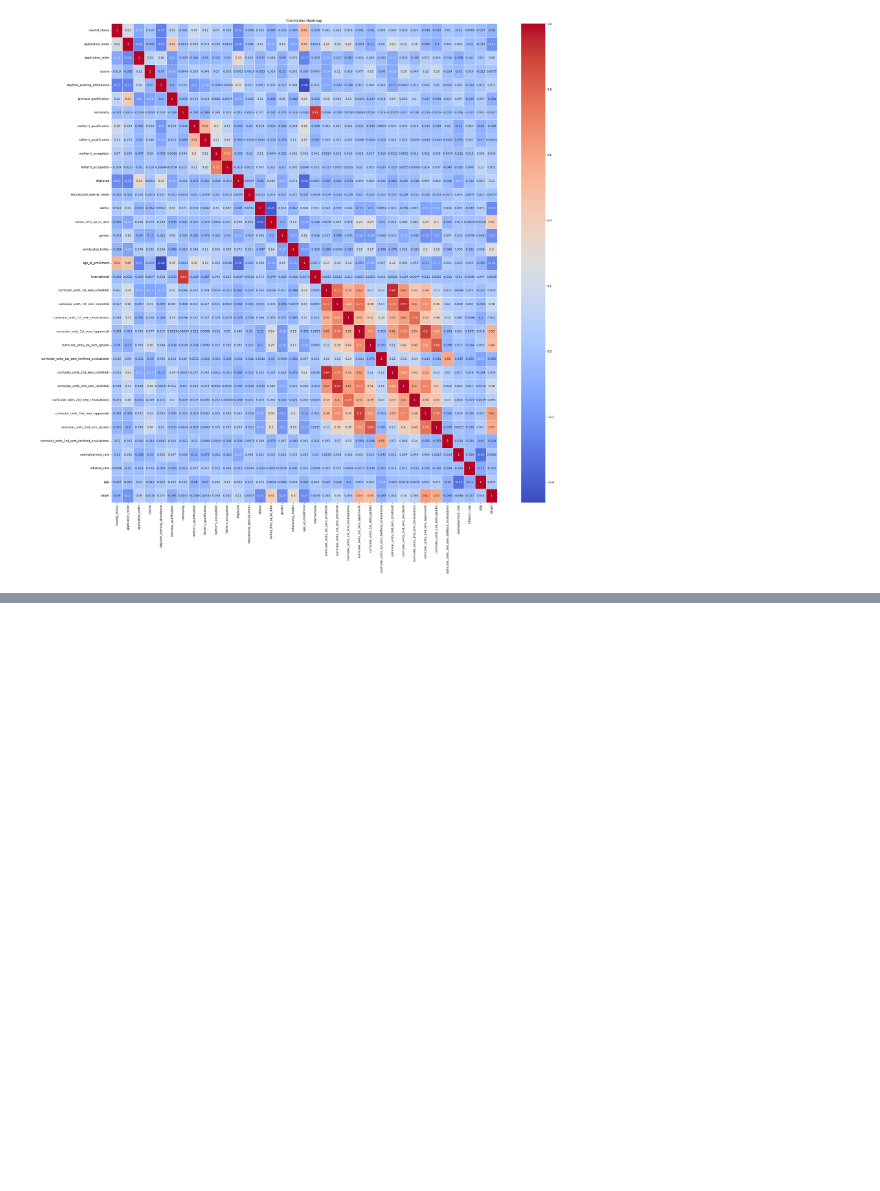
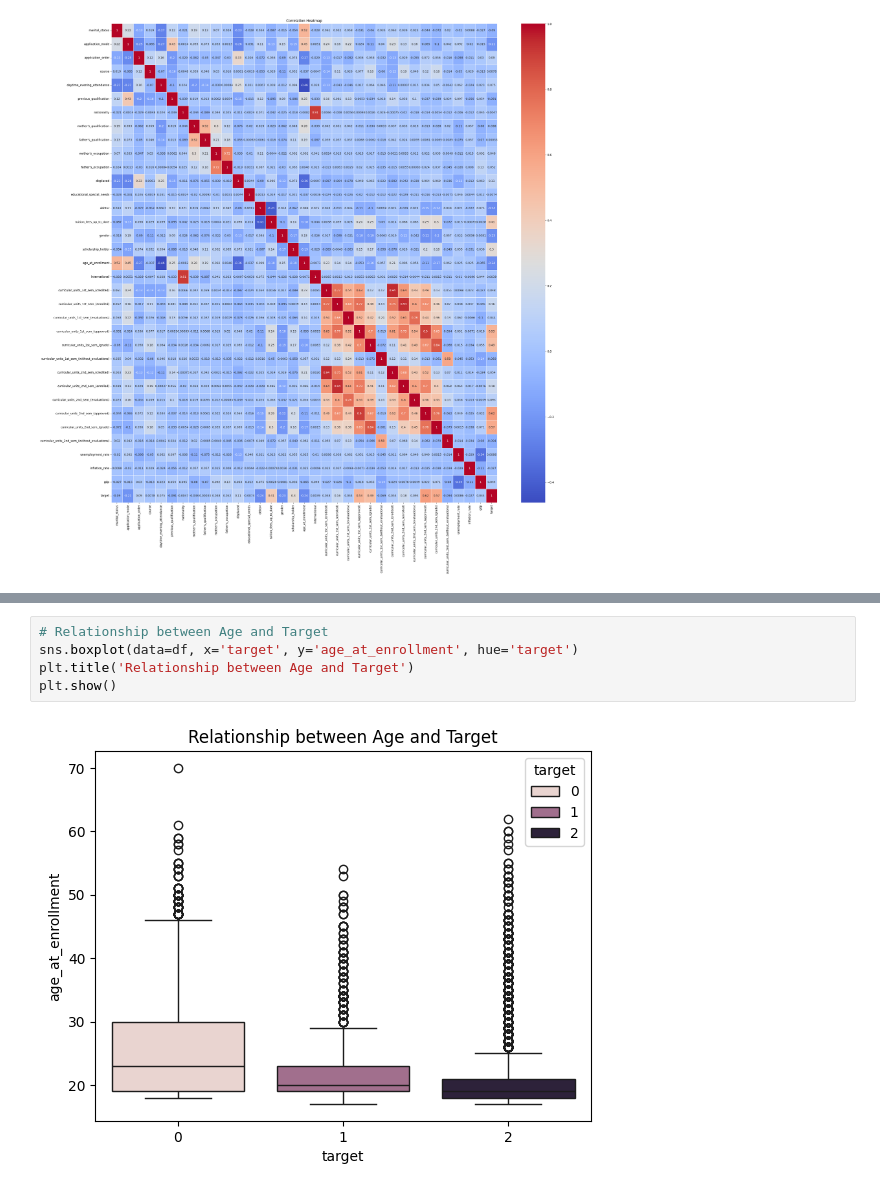
Before and after one commit to ranga4all1/student-dropout-and-success-prediction, a Jupyter notebook: notebooks/notebook.ipynb, the cells around one changed output, grey strips where cells are left out. Drawn from its saved outputs; the diff is of its cells as text; blank space fills up the shorter version.

```diff
--- a/notebooks/notebook.ipynb
+++ b/notebooks/notebook.ipynb
@@ -265,0 +324,7 @@ plt.show()
+# %%
+# Relationship between Age and Target
+sns.boxplot(data=df, x='target', y='age_at_enrollment', hue='target')
+plt.title('Relationship between Age and Target')
+plt.show()
+# %% [output]
+[figure, added]
```
Also changed, not shown: parts of 13 cells of this notebook.
